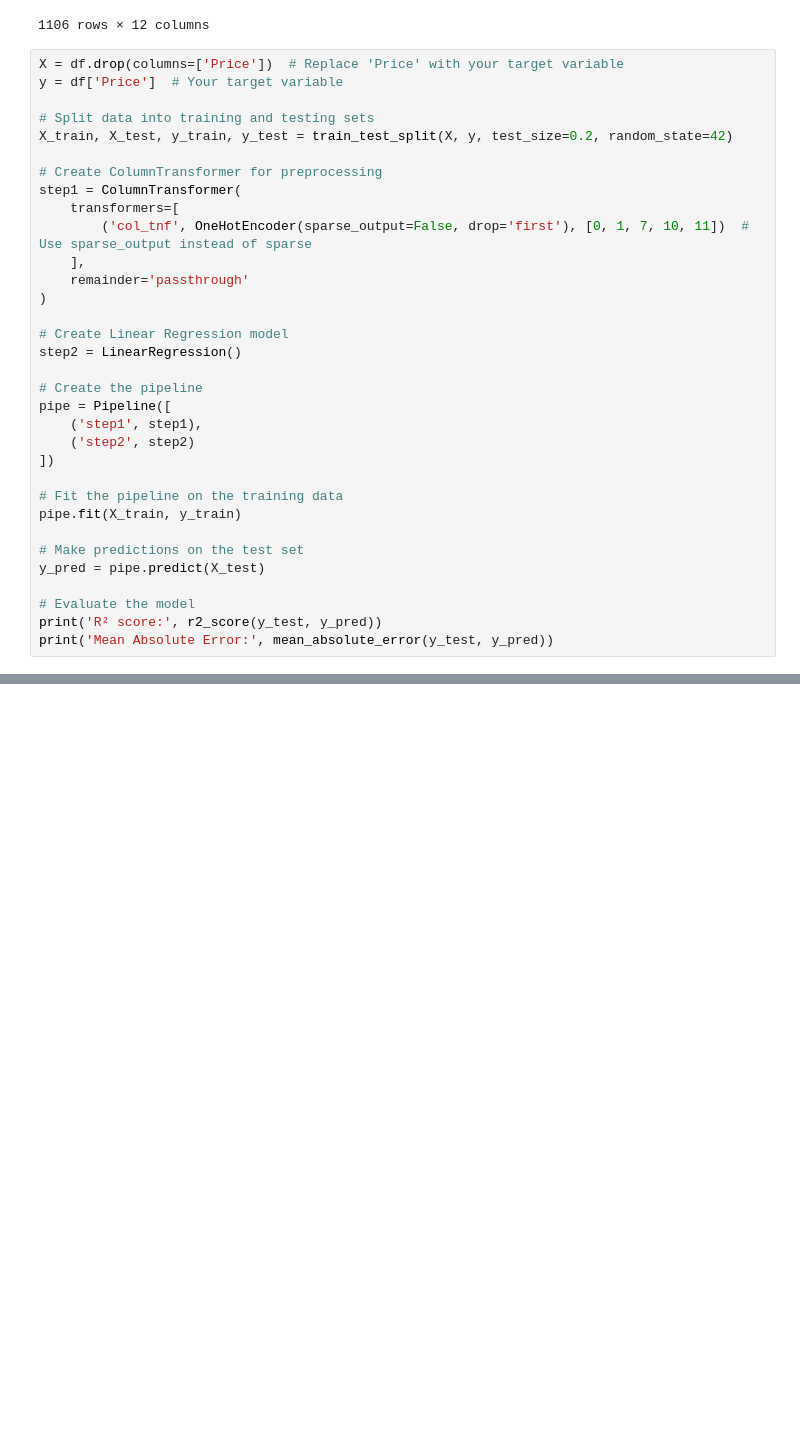
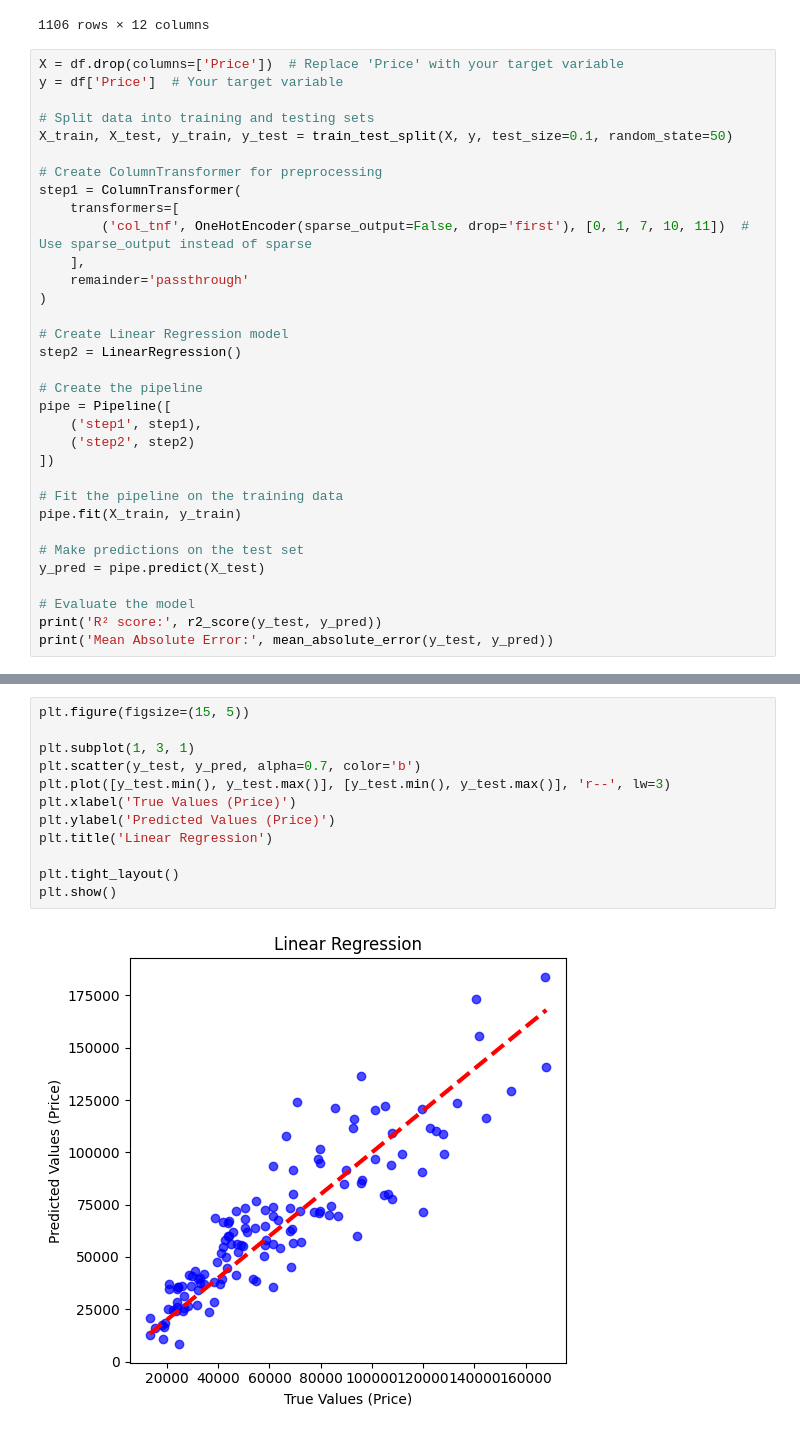
Before and after one commit to Dev-aryan-sahu/Lap-Price-Spy, a Jupyter notebook: Lap-Price-Spy.ipynb, the cells around one changed output, grey strips where cells are left out. Drawn from its saved outputs; the diff is of its cells as text; blank space fills up the shorter version.

```diff
--- a/Lap-Price-Spy.ipynb
+++ b/Lap-Price-Spy.ipynb
@@ -789,7 +789,7 @@ X = df.drop(columns=['Price'])  # Replace 'Price' with your target variable
 y = df['Price']  # Your target variable
 
 # Split data into training and testing sets
-X_train, X_test, y_train, y_test = train_test_split(X, y, test_size=0.2, random_state=42)
+X_train, X_test, y_train, y_test = train_test_split(X, y, test_size=0.1, random_state=50)
 
 # Create ColumnTransformer for preprocessing
 step1 = ColumnTransformer(
@@ -823,3 +823,17 @@ Mean Absolute Error: 13283.179079362502
+# %%
+plt.figure(figsize=(15, 5))
+
+plt.subplot(1, 3, 1)
+plt.scatter(y_test, y_pred, alpha=0.7, color='b')
+plt.plot([y_test.min(), y_test.max()], [y_test.min(), y_test.max()], 'r--', lw=3)
+plt.xlabel('True Values (Price)')
+plt.ylabel('Predicted Values (Price)')
+plt.title('Linear Regression')
+
+plt.tight_layout()
+plt.show()
+# %% [output]
+[figure, added]
 # %%
 X = df.drop(columns=['Price'])  # Replace 'Price' with your target variable
 y = df['Price']  # Your target variable
```
Also changed, not shown: parts of 11 cells of this notebook.
